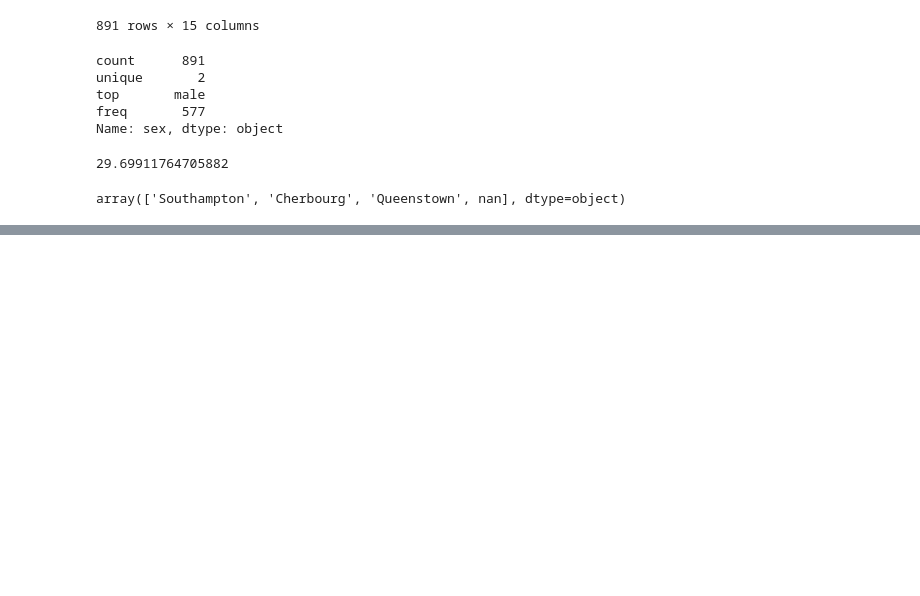
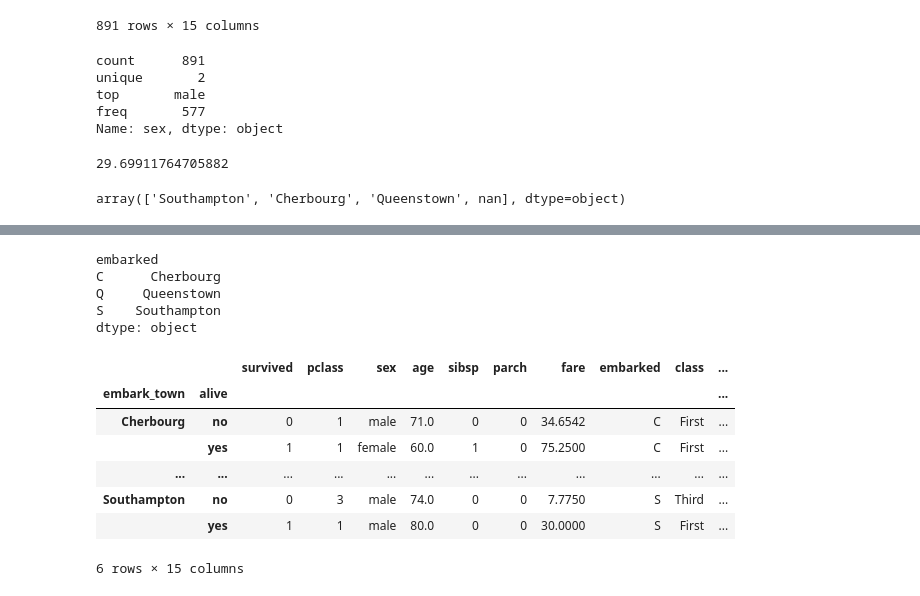
Before and after one commit to baedori99/TIL, a Jupyter notebook: kaggle_study_pandas.ipynb, the cells around one changed output, grey strips where cells are left out. Saved outputs shown, nothing was run; the diff lists cells and outputs as text; code cells hidden in the pictures; blank space fills up the shorter version.

Commit message:
kaggle_pandas_study, grouping and sorting and dtype

```diff
--- a/kaggle_study_pandas.ipynb
+++ b/kaggle_study_pandas.ipynb
@@ -405,0 +546,23 @@ array(['Southampton', 'Cherbourg', 'Queenstown', nan], dtype=object)
+# %%
+# Groupby() -> This DataFrmae is accessible to us directly using the apply() method, and we can manipulate the data in any way
+
+titanic_reviews.groupby('embarked').apply(lambda df: df.embark_town.iloc[0])
+# %% [output]
+embarked
+C      Cherbourg
+Q     Queenstown
+S    Southampton
+dtype: object
+# %%
+# Can also group by more than one column
+
+titanic_reviews.groupby(['embark_town','alive']).apply(lambda df: df.loc[df.age.idxmax()])
+# %% [output]
+|  |  | survived | pclass | sex | age | sibsp | parch | fare | embarked | class | ... |
+| embark_town | alive |  |  |  |  |  |  |  |  |  | ... |
+| Cherbourg | no | 0 | 1 | male | 71.0 | 0 | 0 | 34.6542 | C | First | ... |
+|  | yes | 1 | 1 | female | 60.0 | 1 | 0 | 75.2500 | C | First | ... |
+| ... | ... | ... | ... | ... | ... | ... | ... | ... | ... | ... | ... |
+| Southampton | no | 0 | 3 | male | 74.0 | 0 | 0 | 7.7750 | S | Third | ... |
+|  | yes | 1 | 1 | male | 80.0 | 0 | 0 | 30.0000 | S | First | ... |
+6 rows × 15 columns
```
Also changed, not shown: parts of 31 cells of this notebook.
